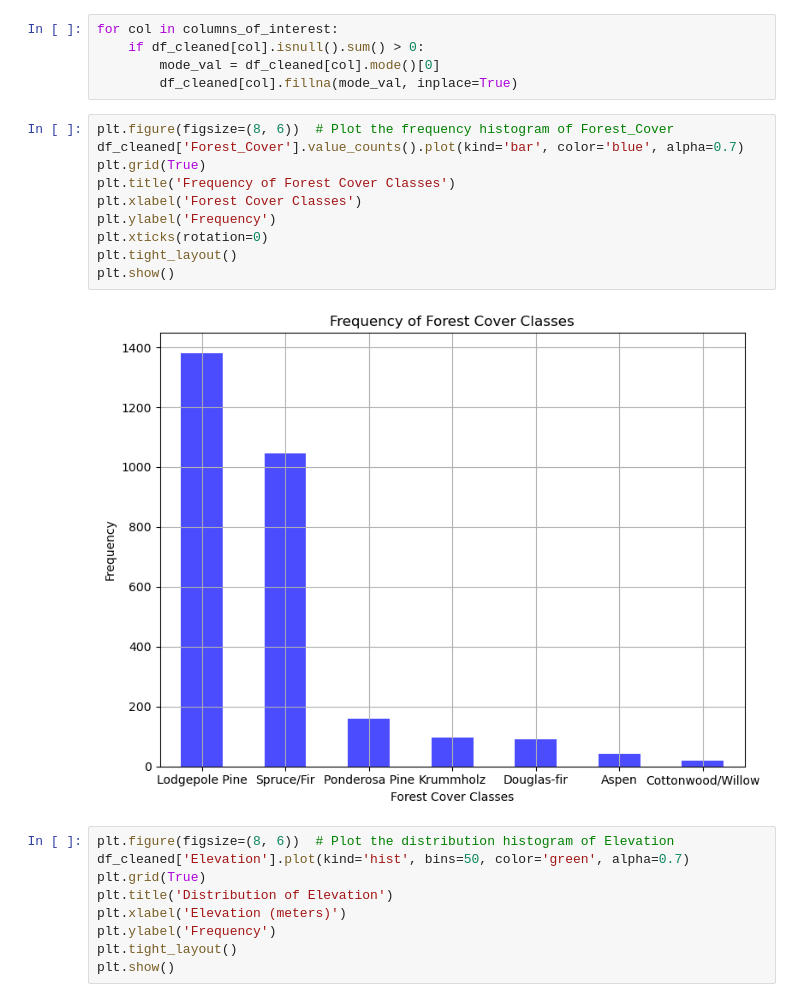
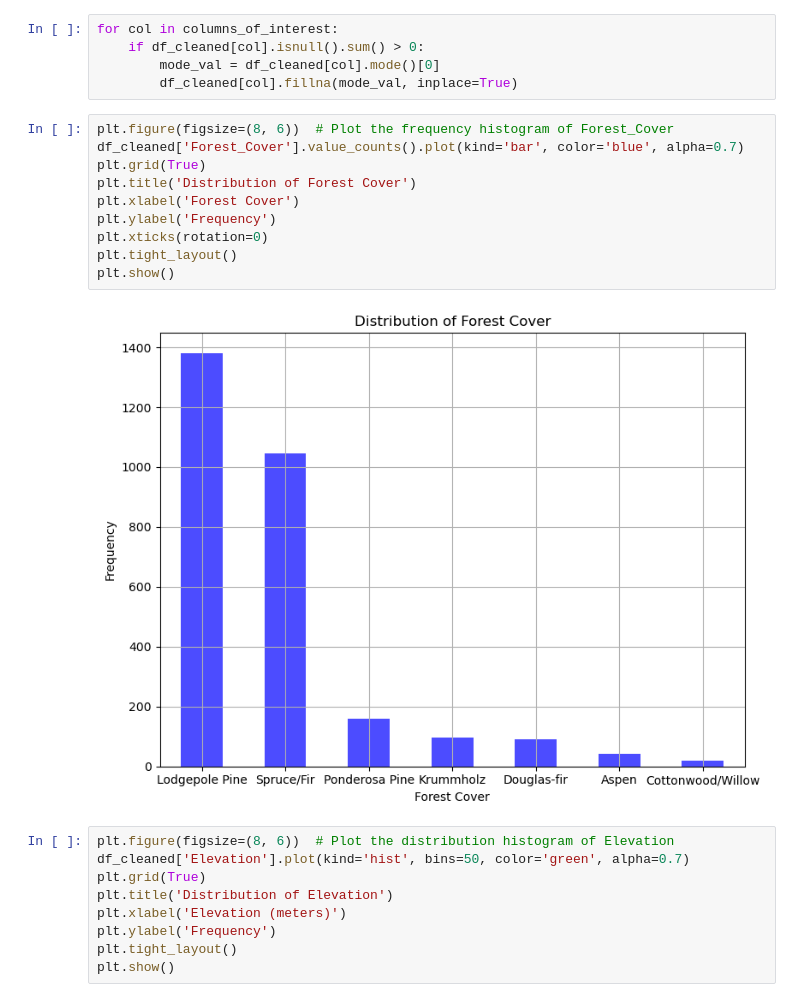
Before and after one commit to bonaparte233/COMP5310_Group50_A1, a Jupyter notebook: fzhu0880/fzhu0880_A1_Code.ipynb, the cells around one changed output. Cells and saved outputs as stored; diff of their text form.

```diff
--- a/fzhu0880/fzhu0880_A1_Code.ipynb
+++ b/fzhu0880/fzhu0880_A1_Code.ipynb
@@ -92,15 +91,15 @@ for col in columns_of_interest:
 # %%
 plt.figure(figsize=(8, 6))  # Plot the frequency histogram of Forest_Cover
 df_cleaned['Forest_Cover'].value_counts().plot(kind='bar', color='blue', alpha=0.7)
 plt.grid(True)
-plt.title('Frequency of Forest Cover Classes')
-plt.xlabel('Forest Cover Classes')
+plt.title('Distribution of Forest Cover')
+plt.xlabel('Forest Cover')
 plt.ylabel('Frequency')
 plt.xticks(rotation=0)
 plt.tight_layout()
 plt.show()
 # %% [output]
-[figure, old version]
+[figure, new version]
 # %%
 plt.figure(figsize=(8, 6))  # Plot the distribution histogram of Elevation
 df_cleaned['Elevation'].plot(kind='hist', bins=50, color='green', alpha=0.7)
```
Also changed, not shown: parts of 1 cell of this notebook.
